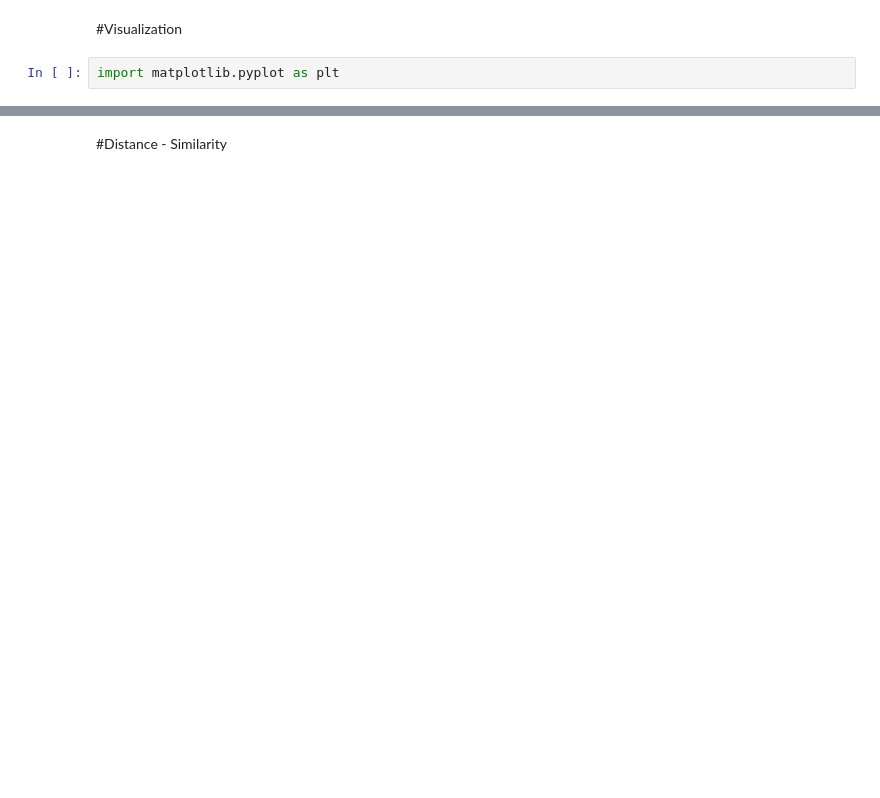
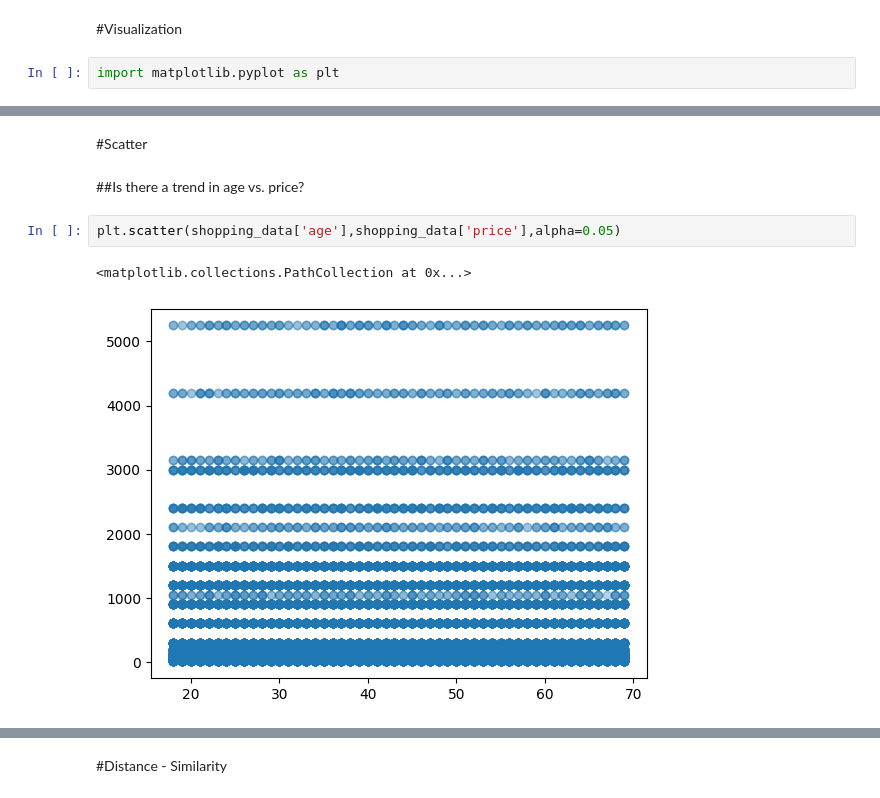
Before and after one commit to Pimchanok6430205105/BSC_DPDM23, a Jupyter notebook: Understanding_Data.ipynb, the cells around one changed output, grey strips where cells are left out. Saved outputs shown, nothing was run; the diff lists cells and outputs as text; blank space fills up the shorter version.

```diff
--- a/Understanding_Data.ipynb
+++ b/Understanding_Data.ipynb
@@ -158,0 +142,9 @@ plt.xticks(rotation='vertical')
+# %% [markdown]
+#Scatter
+# %% [markdown]
+##Is there a trend in age vs. price?
+# %%
+plt.scatter(shopping_data['age'],shopping_data['price'],alpha=0.05)
+# %% [output]
+<matplotlib.collections.PathCollection at 0x...>
+[figure, added]
```
Also changed, not shown: parts of 45 cells of this notebook.
